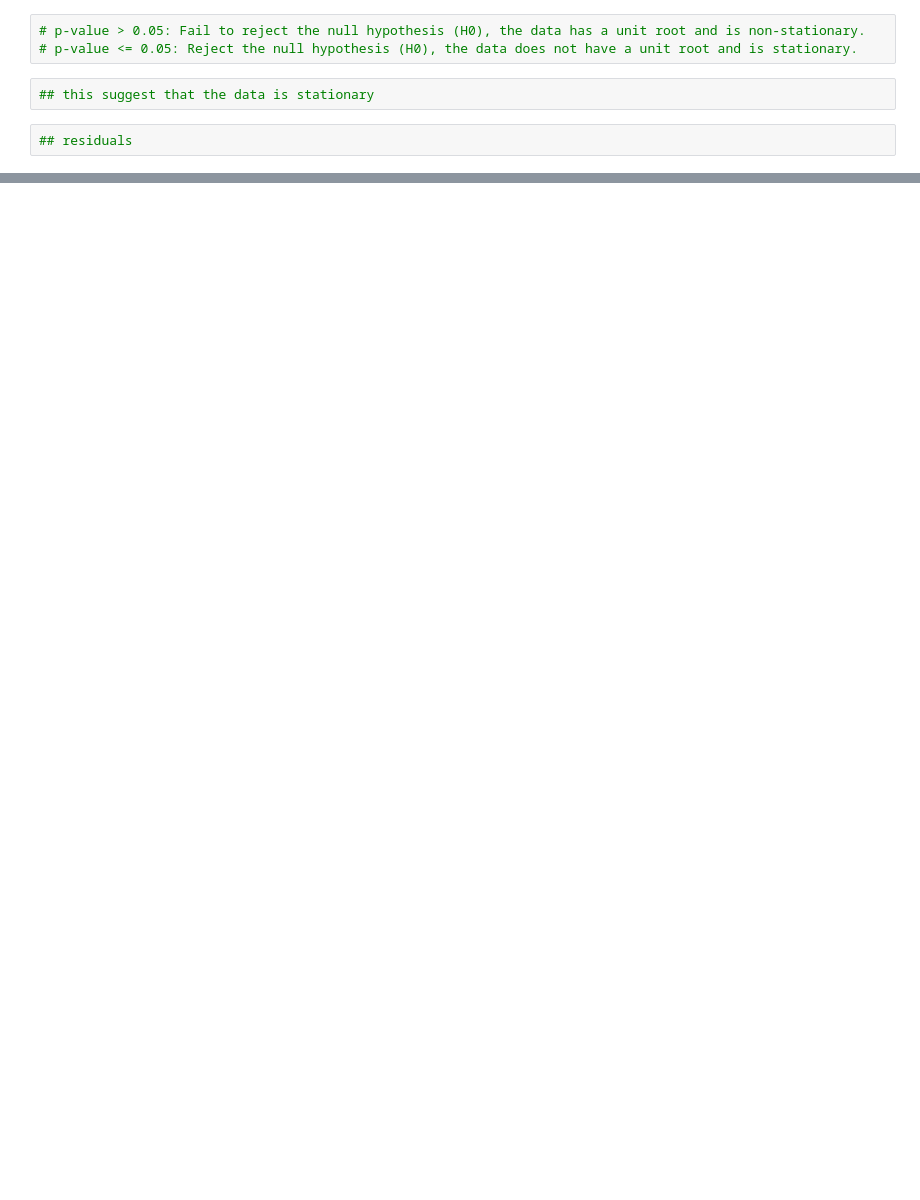
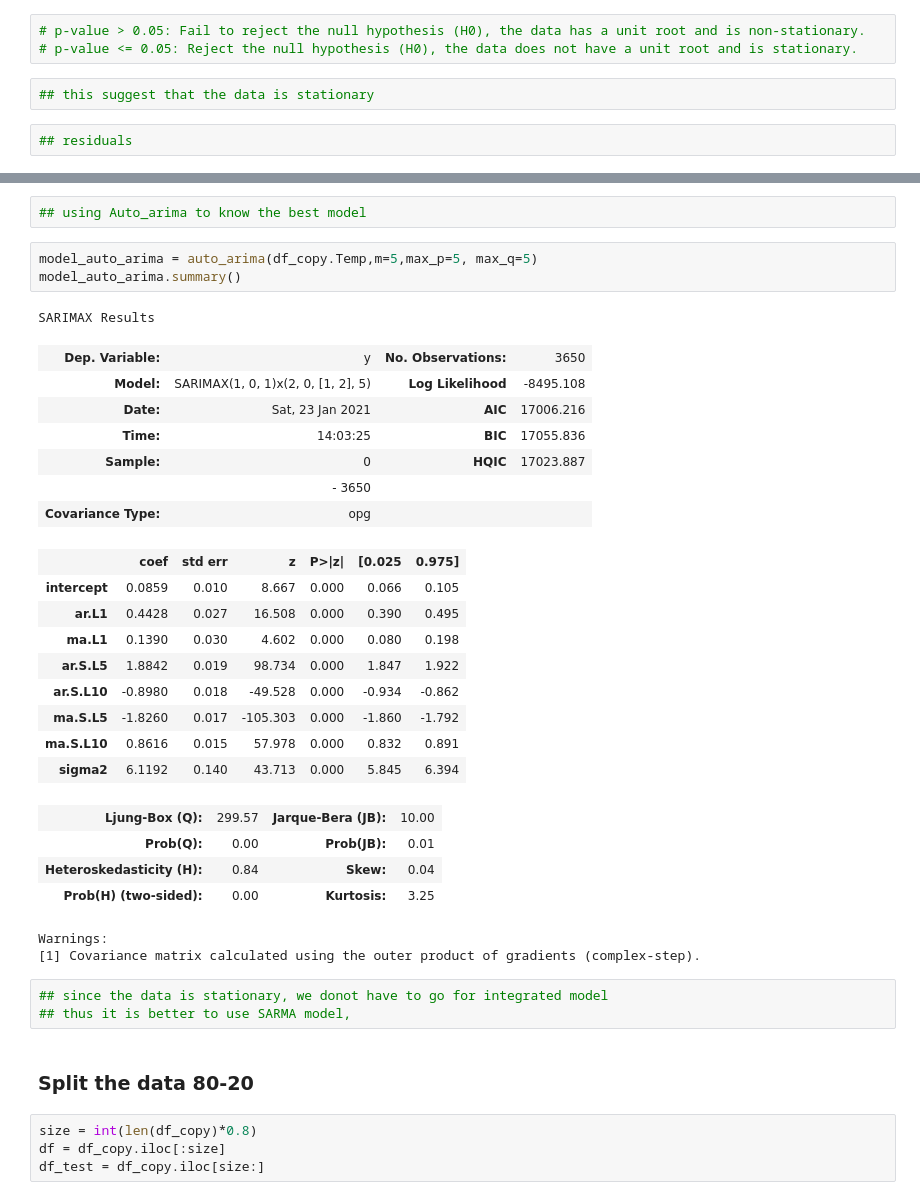
Before and after one commit to Aayush360/Data_Science_Intern, a Jupyter notebook: pandas_for_timeseries/Temperature_dataset_analysis.ipynb, the cells around one changed output, grey strips where cells are left out. Drawn from its saved outputs; the diff is of its cells as text; blank space fills up the shorter version.

```diff
--- a/pandas_for_timeseries/Temperature_dataset_analysis.ipynb
+++ b/pandas_for_timeseries/Temperature_dataset_analysis.ipynb
@@ -333,0 +328,38 @@ plt.show()
+# %%
+## using Auto_arima to know the best model
+# %%
+model_auto_arima = auto_arima(df_copy.Temp,m=5,max_p=5, max_q=5)
+model_auto_arima.summary()
+# %% [output]
+SARIMAX Results
+| Dep. Variable: | y | No. Observations: | 3650 |
+| Model: | SARIMAX(1, 0, 1)x(2, 0, [1, 2], 5) | Log Likelihood | -8495.108 |
+| Date: | Sat, 23 Jan 2021 | AIC | 17006.216 |
+| Time: | 14:03:25 | BIC | 17055.836 |
+| Sample: | 0 | HQIC | 17023.887 |
+|  | - 3650 |  |  |
+| Covariance Type: | opg |  |  |
+|  | coef | std err | z | P>|z| | [0.025 | 0.975] |
+| intercept | 0.0859 | 0.010 | 8.667 | 0.000 | 0.066 | 0.105 |
+| ar.L1 | 0.4428 | 0.027 | 16.508 | 0.000 | 0.390 | 0.495 |
+| ma.L1 | 0.1390 | 0.030 | 4.602 | 0.000 | 0.080 | 0.198 |
+| ar.S.L5 | 1.8842 | 0.019 | 98.734 | 0.000 | 1.847 | 1.922 |
+| ar.S.L10 | -0.8980 | 0.018 | -49.528 | 0.000 | -0.934 | -0.862 |
+| ma.S.L5 | -1.8260 | 0.017 | -105.303 | 0.000 | -1.860 | -1.792 |
+| ma.S.L10 | 0.8616 | 0.015 | 57.978 | 0.000 | 0.832 | 0.891 |
+| sigma2 | 6.1192 | 0.140 | 43.713 | 0.000 | 5.845 | 6.394 |
+| Ljung-Box (Q): | 299.57 | Jarque-Bera (JB): | 10.00 |
+| Prob(Q): | 0.00 | Prob(JB): | 0.01 |
+| Heteroskedasticity (H): | 0.84 | Skew: | 0.04 |
+| Prob(H) (two-sided): | 0.00 | Kurtosis: | 3.25 |
+Warnings:
+[1] Covariance matrix calculated using the outer product of gradients (complex-step).
+# %%
+## since the data is stationary, we donot have to go for integrated model
+## thus it is better to use SARMA model,
+# %% [markdown]
+### Split the data 80-20
+# %%
+size = int(len(df_copy)*0.8)
+df = df_copy.iloc[:size]
+df_test = df_copy.iloc[size:]
```
Also changed, not shown: parts of 21 cells of this notebook, 13 other files.
